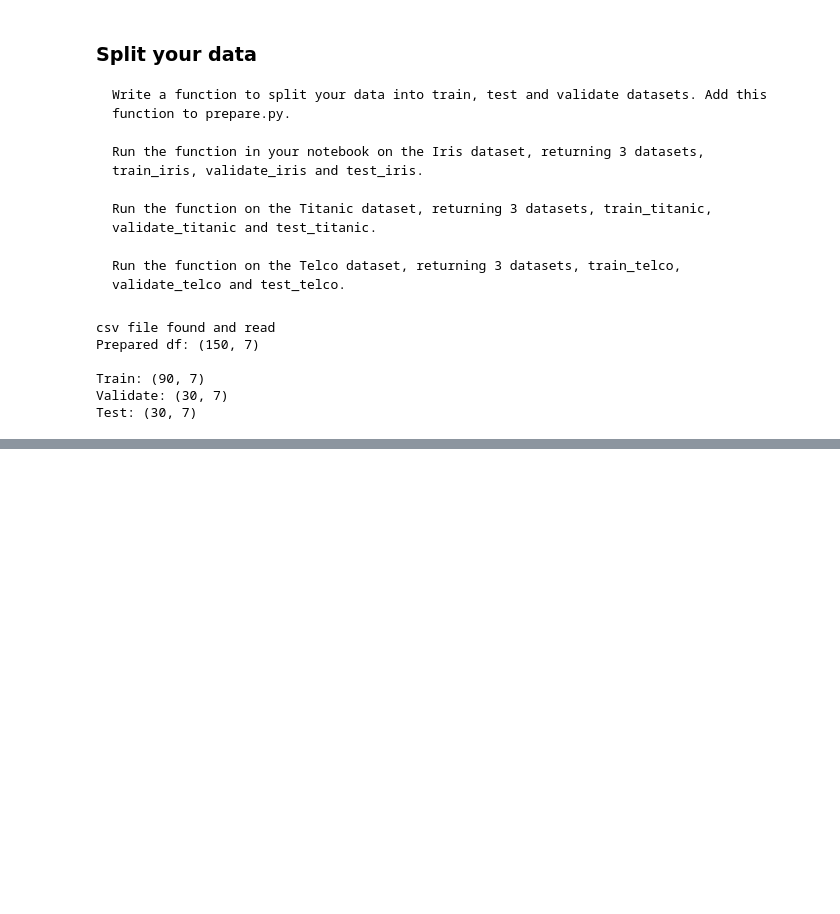
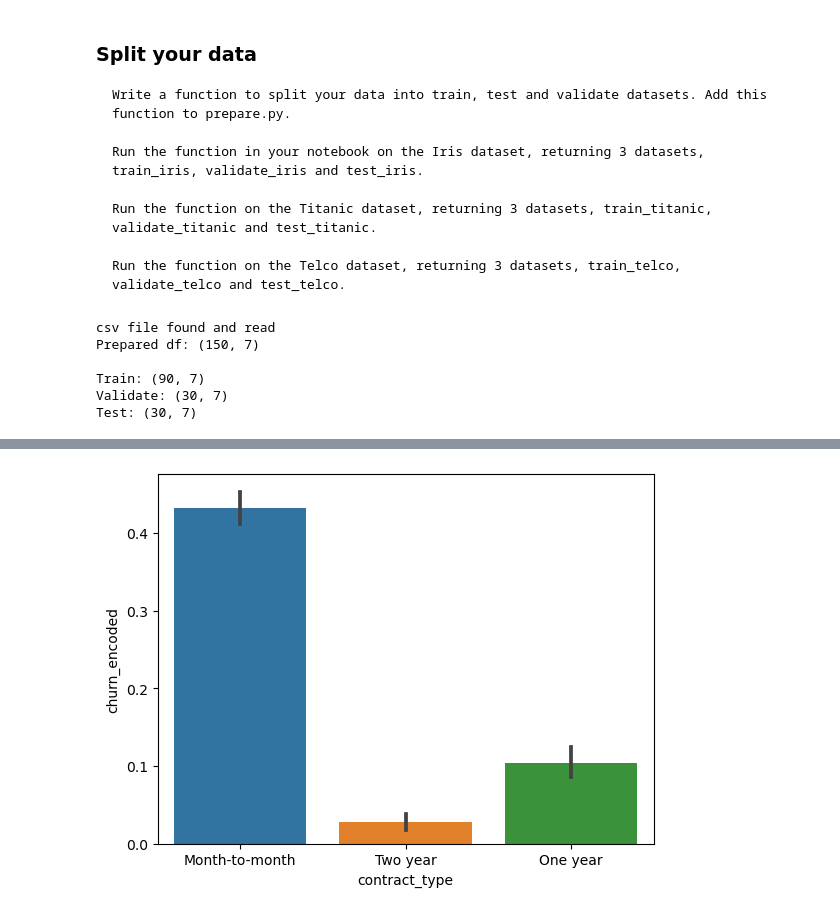
Before and after one commit to corey-hermesch/classification-exercises, a Jupyter notebook: classification_exercises.ipynb, the cells around one changed output, grey strips where cells are left out. Drawn from its saved outputs; the diff is of its cells as text; code cells hidden in the pictures; blank space fills up the shorter version.

```diff
--- a/classification_exercises.ipynb
+++ b/classification_exercises.ipynb
@@ -1233,0 +1296,6 @@ plt.show()
+# %%
+# Had to use the regular train_telco dataframe because I needed a numeric for churn (aka churn_encoded)
+sns.barplot(data=train_telco, x='contract_type', y='churn_encoded')
+plt.show()
+# %% [output]
+[figure, added]
```
Also changed, not shown: parts of 122 cells of this notebook, 2 other files.
